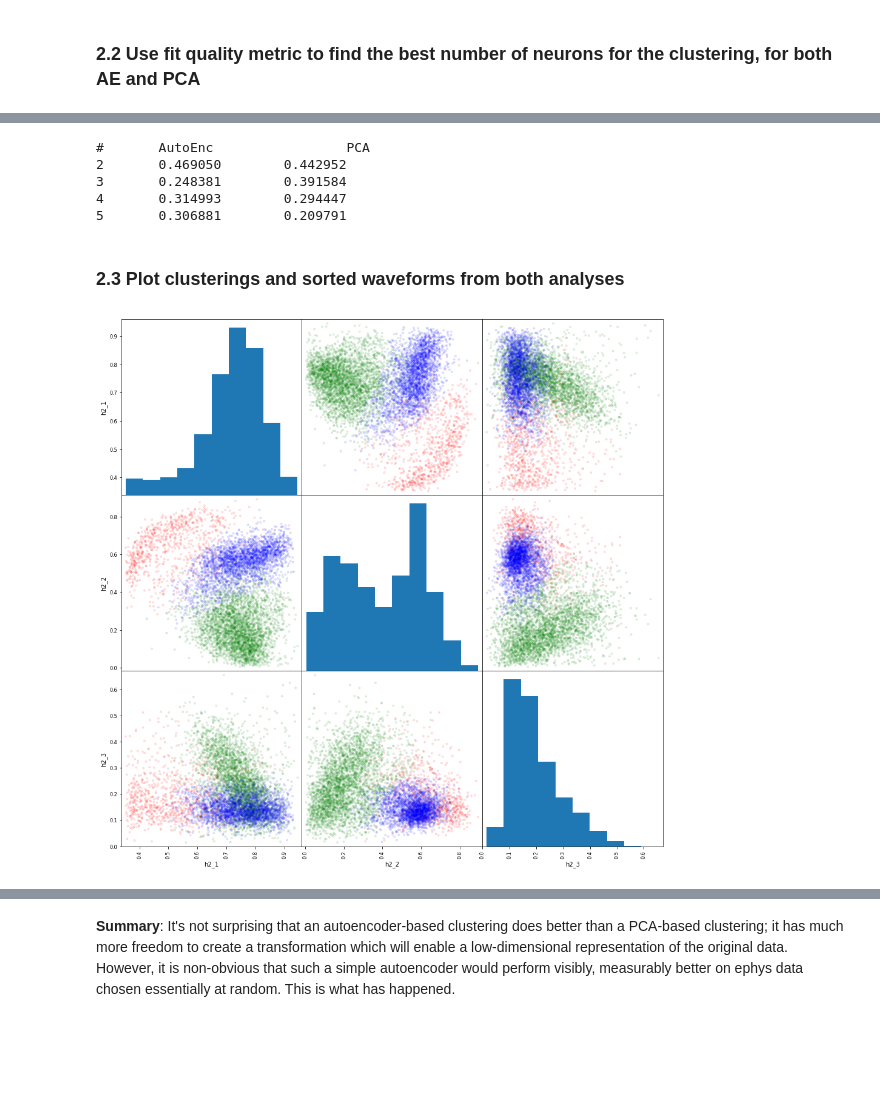
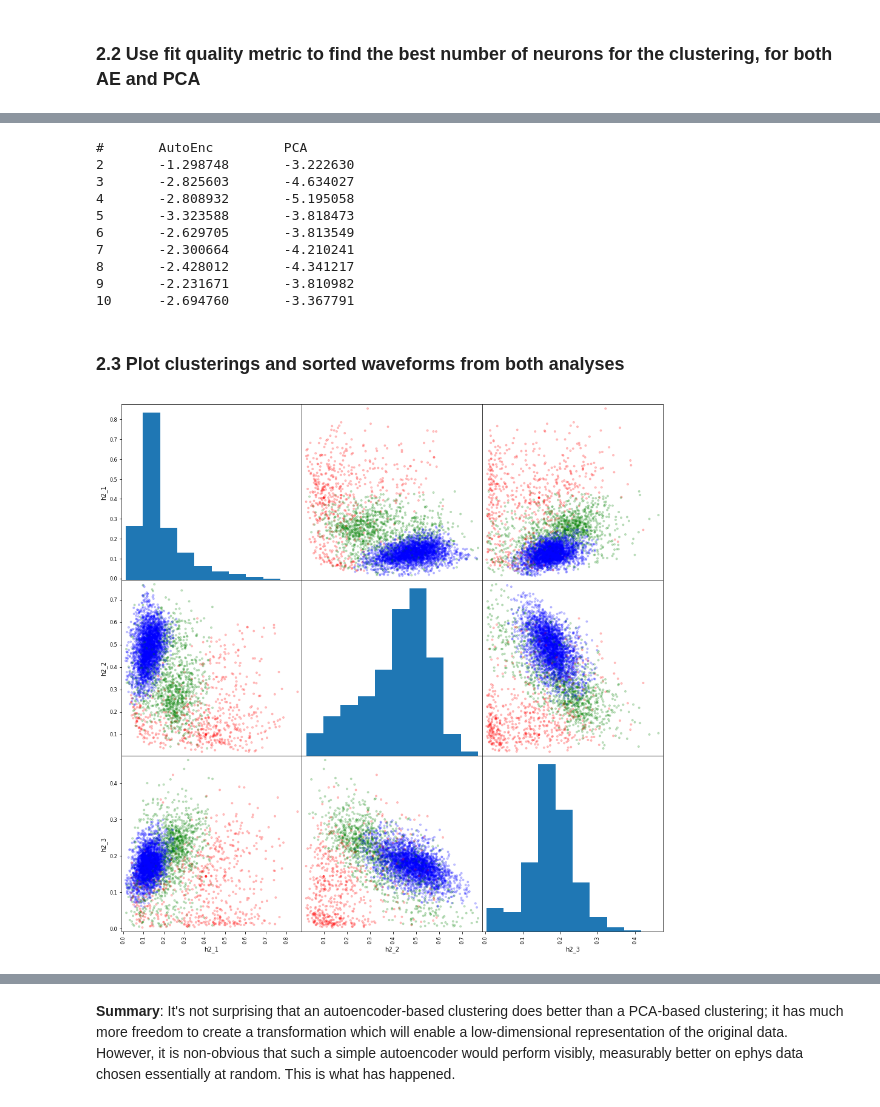
Before and after one commit to mattphillipsphd/autoenc, a Jupyter notebook: AutoEncode-waves.ipynb, the cells around one changed output, grey strips where cells are left out. Saved outputs shown, nothing was run; the diff lists cells and outputs as text; code cells hidden in the pictures; blank space fills up the shorter version.

```diff
--- a/AutoEncode-waves.ipynb
+++ b/AutoEncode-waves.ipynb
@@ -290,16 +353,12 @@ Total variance explained by first 3 PCA components: 0.820832
 # %%
-max_num_neurons = 5
-print("#\tAutoEnc\t\t\tPCA")
+print("#\tAutoEnc\t\tPCA")
 h_quals = []
 pca_quals = []
-for i in range(2, max_num_neurons+1):
-    h_labels,_ = fit_samples(h_waves, i)
-    h_qual = np.mean(silhouette(h_waves, h_labels))
-        # We deliberately average unit means rather than take a grand average
+for i in range(2, conf["max_num_units"]+1):
+    h_labels,_,h_qual = fit_samples(h_waves, i)
     h_quals.append(h_qual)
 
-    pca_labels,_ = fit_samples(pca_waves, i)
-    pca_qual = np.mean(silhouette(pca_waves, pca_labels))
+    pca_labels,_,pca_qual = fit_samples(pca_waves, i)
     pca_quals.append(pca_qual)
 
     print("%(i)d\t%(h_qual)f\t%(pca_qual)f" % locals())
@@ -309,22 +368,28 @@ if np.max(h_quals) > np.max(pca_quals):
 else:
     best_num = pca_quals.index(np.max(pca_quals)) + 2
 
-# TODO!!! Get the right quality metric
-best_num = 3
-
 # This doesn't take too long so we'll just redo it
-h_labels,_ = fit_samples(h_waves, best_num)
-pca_labels,_ = fit_samples(pca_waves, best_num)
+h_labels,_,h_qual = fit_samples(h_waves, best_num)
+pca_labels,_,h_qual = fit_samples(pca_waves, best_num)
 # %% [output]
-#       AutoEnc                 PCA
-2       0.469050        0.442952
-3       0.248381        0.391584
-4       0.314993        0.294447
-5       0.306881        0.209791
+#       AutoEnc         PCA
+2       -1.298748       -3.222630
+3       -2.825603       -4.634027
+4       -2.808932       -5.195058
+5       -3.323588       -3.818473
+6       -2.629705       -3.813549
+7       -2.300664       -4.210241
+8       -2.428012       -4.341217
+9       -2.231671       -3.810982
+10      -2.694760       -3.367791
+# %%
+# This doesn't take too long so we'll just redo it
+h_labels,_,h_qual = fit_samples(h_waves, 3)
+pca_labels,_,h_qual = fit_samples(pca_waves, 3)
 # %% [markdown]
 ### 2.3 Plot clusterings and sorted waveforms from both analyses
 # %%
-def makeScatterMat(m, colors=[], name="v", title=""):
+def make_scatter_mat(m, colors=[], name="v", title=""):
     columns = []
     for i in range( int( m.shape[1] ) ):
         columns.append(name + "_" + str(i+1))
@@ -335,9 +400,17 @@ def makeScatterMat(m, colors=[], name="v", title=""):
     if len(colors)==0:
         colors = 'b' * arr.shape[0]
     df = DataFrame(arr, columns=columns)
-    scatter_matrix(df, alpha=0.1, c=colors, figsize=(16,16))
+    scatter_matrix(df, alpha=np.min([1.0, 1000.0/(len(colors))]), c=colors, figsize=(16,16))
+# %%
+# Use this to get mostly consistent colors by cluster size between AE, PCA methods
+def color_lookup(m):
+    totals = []
+    for i in np.unique(m):
+        totals.append( np.sum(m==i) )
+    return np.argsort( np.argsort( totals) )
 # %%
-makeScatterMat(h_waves, [g_color_list[h_labels[i]] for i in range(g_num_waves)], "h2", "Autoencoder")
+h_lookup = color_lookup(h_labels)
+make_scatter_mat(h_waves, [g_color_list[h_lookup[h_labels[i]]] for i in range(g_num_waves)], "h2", "Autoencoder")
 # %% [output]
-[figure, old version]
+[figure, new version]
 # %%
```
Also changed, not shown: parts of 25 cells of this notebook.
